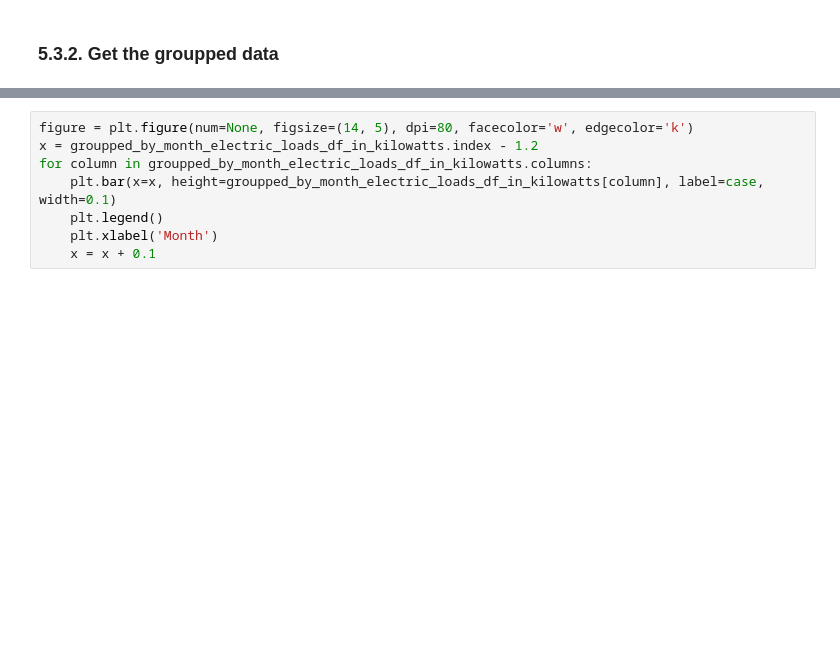
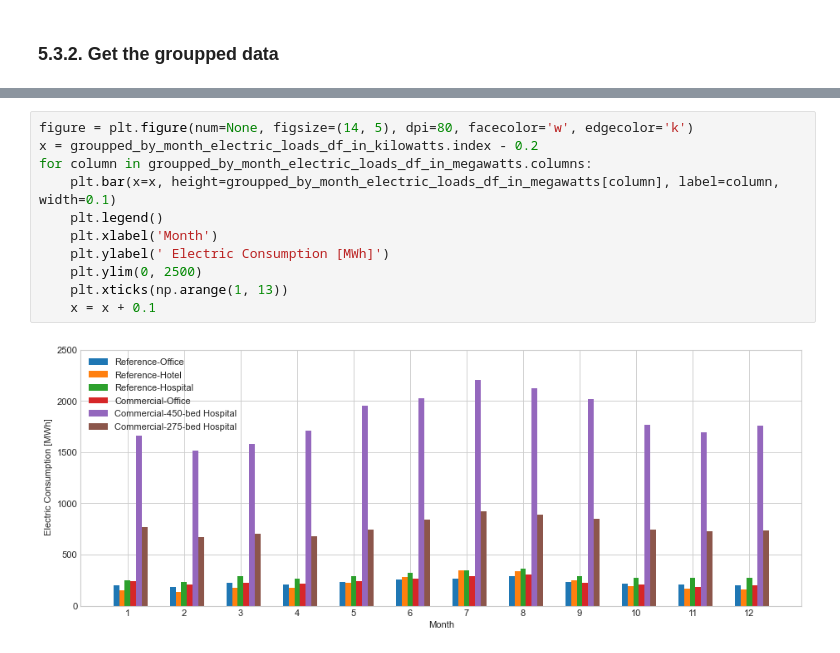
Before and after one commit to idloea/extended-open, a Jupyter notebook: notebooks/20230703-090301/analysis.ipynb, the cells around one changed output, grey strips where cells are left out. Drawn from its saved outputs; the diff is of its cells as text; blank space fills up the shorter version.

```diff
--- a/notebooks/20230703-090301/analysis.ipynb
+++ b/notebooks/20230703-090301/analysis.ipynb
@@ -819,8 +819,13 @@ groupped_by_month_hvac_loads_df_in_kilowwats
 # %%
 figure = plt.figure(num=None, figsize=(14, 5), dpi=80, facecolor='w', edgecolor='k')
-x = groupped_by_month_electric_loads_df_in_kilowatts.index - 1.2
-for column in groupped_by_month_electric_loads_df_in_kilowatts.columns:
-    plt.bar(x=x, height=groupped_by_month_electric_loads_df_in_kilowatts[column], label=case, width=0.1)
+x = groupped_by_month_electric_loads_df_in_kilowatts.index - 0.2
+for column in groupped_by_month_electric_loads_df_in_megawatts.columns:
+    plt.bar(x=x, height=groupped_by_month_electric_loads_df_in_megawatts[column], label=column, width=0.1)
     plt.legend()
     plt.xlabel('Month')
+    plt.ylabel(' Electric Consumption [MWh]')
+    plt.ylim(0, 2500)
+    plt.xticks(np.arange(1, 13))
     x = x + 0.1
+# %% [output]
+[figure, added]
```
Also changed, not shown: parts of 4 cells of this notebook.
